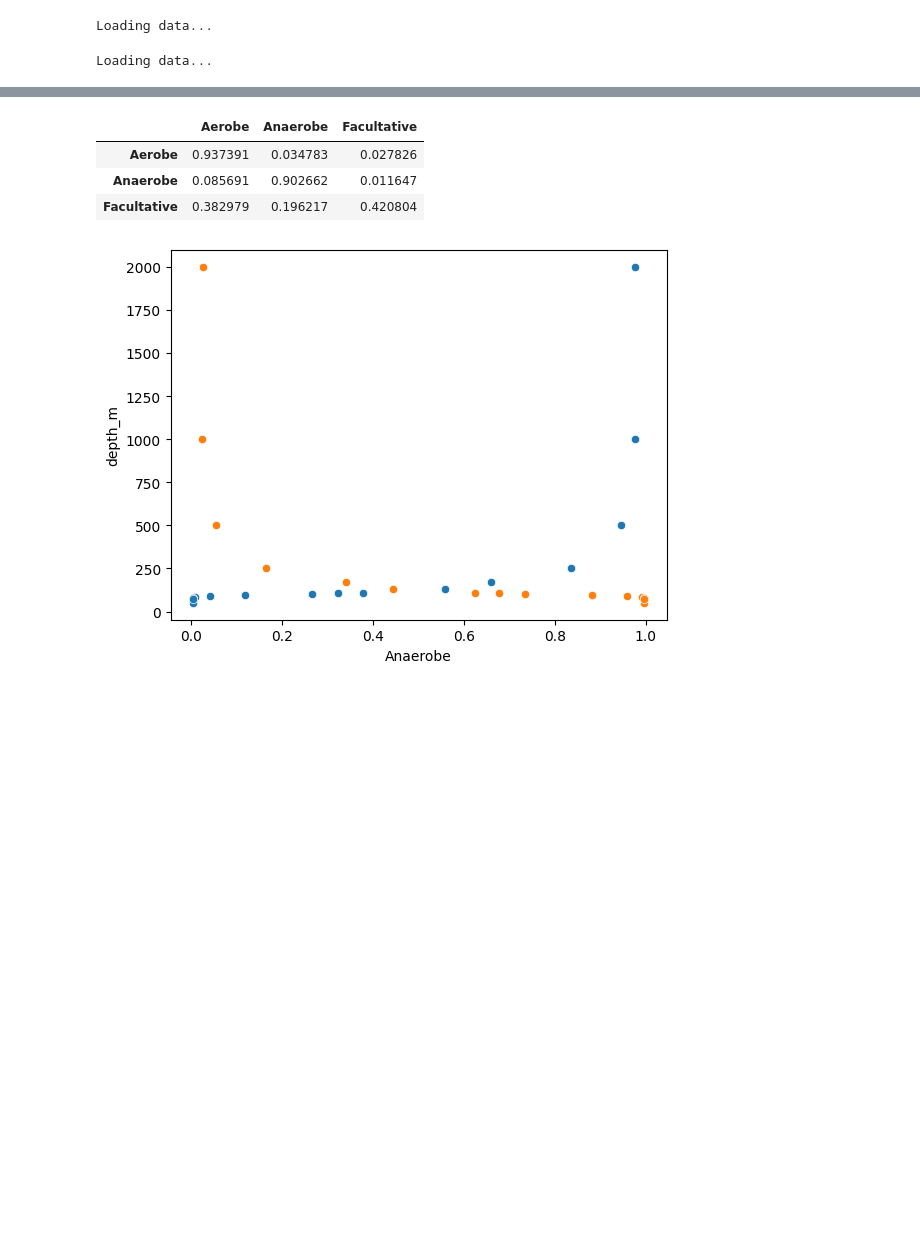
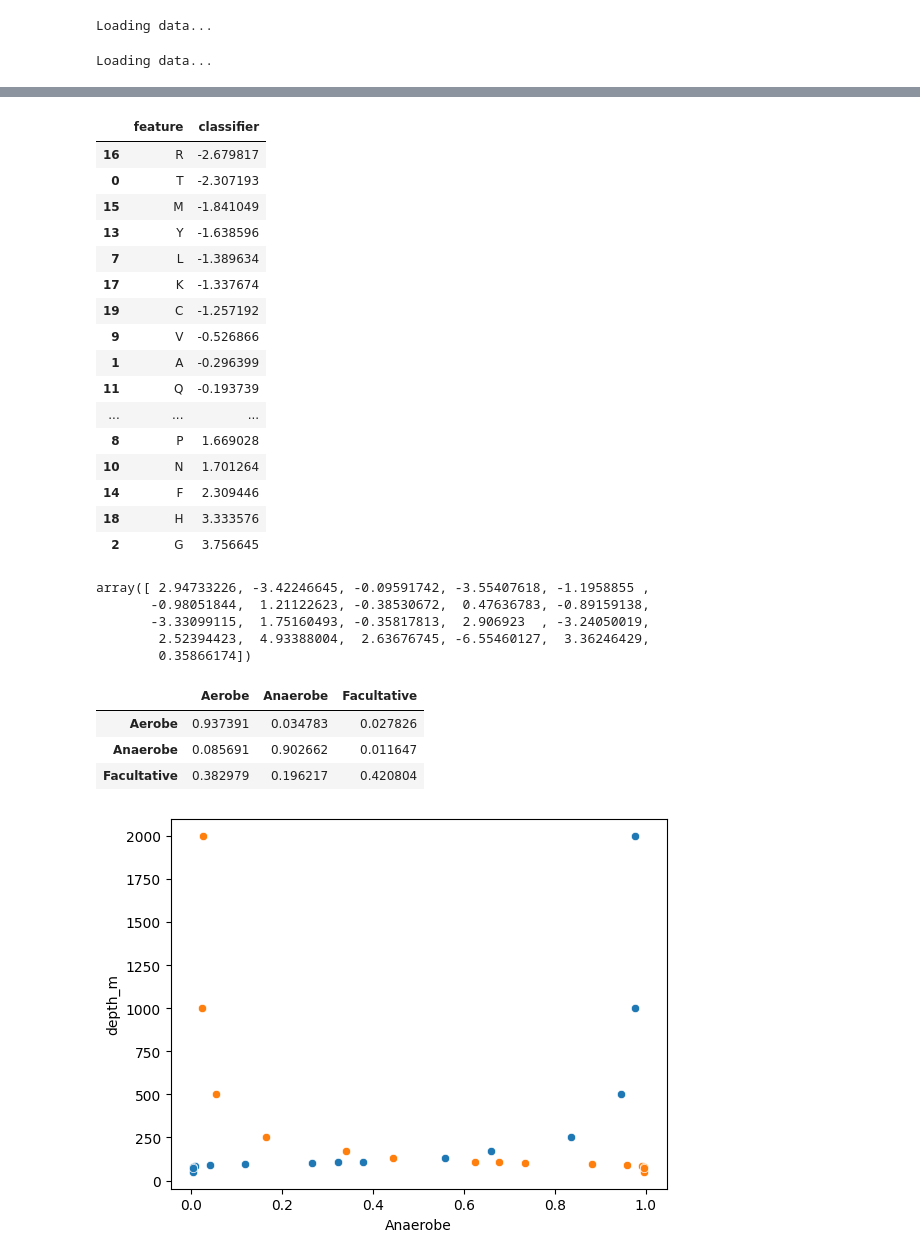
Before and after one commit to jgoldford/aerobot, a Jupyter notebook: aerobot/notebooks/test.ipynb, the cells around one changed output, grey strips where cells are left out. Saved outputs shown, nothing was run; the diff lists cells and outputs as text; code cells hidden in the pictures; blank space fills up the shorter version.

Commit message:
added notebooks for testing out l1 reg model

```diff
--- a/aerobot/notebooks/test.ipynb
+++ b/aerobot/notebooks/test.ipynb
@@ -30,12 +30,12 @@ import seaborn as sns
 
 print("Loading data...")
 
-feature_type = "aa_2mer"
+feature_type = "nt_4mer"
 training_data = load_training_data(feature_type=feature_type)
 validation_data = load_validation_data(feature_type=feature_type)
 # convert labels to two classes (change Facultative to Aerobe)
-training_data["labels"]["physiology"] = training_data["labels"]["physiology"].replace("Facultative", "Aerobe")
-validation_data["labels"]["physiology"] = validation_data["labels"]["physiology"].replace("Facultative", "Aerobe")
+#training_data["labels"]["physiology"] = training_data["labels"]["physiology"].replace("Facultative", "Aerobe")
+#validation_data["labels"]["physiology"] = validation_data["labels"]["physiology"].replace("Facultative", "Aerobe")
 cleaned_data = process_data(training_data["features"], training_data["labels"]["physiology"], validation_data["features"], validation_data["labels"]["physiology"])
 # %% [output]
 Loading data...
@@ -64,3 +75,31 @@ Test Balanced Accuracy: 0.8081659460346997
+# %%
+pd.DataFrame({"feature": cleaned_data["column_labels"],"classifier": model.classifier.coef_[0]}).sort_values("classifier")
+# %% [output]
+|  | feature | classifier |
+| 16 | R | -2.679817 |
+| 0 | T | -2.307193 |
+| 15 | M | -1.841049 |
+| 13 | Y | -1.638596 |
+| 7 | L | -1.389634 |
+| 17 | K | -1.337674 |
+| 19 | C | -1.257192 |
+| 9 | V | -0.526866 |
+| 1 | A | -0.296399 |
+| 11 | Q | -0.193739 |
+| ... | ... | ... |
+| 8 | P | 1.669028 |
+| 10 | N | 1.701264 |
+| 14 | F | 2.309446 |
+| 18 | H | 3.333576 |
+| 2 | G | 3.756645 |
+# %%
+model.classifier.coef_[0]
+# %% [output]
+array([ 2.94733226, -3.42246645, -0.09591742, -3.55407618, -1.1958855 ,
+       -0.98051844,  1.21122623, -0.38530672,  0.47636783, -0.89159138,
+       -3.33099115,  1.75160493, -0.35817813,  2.906923  , -3.24050019,
+        2.52394423,  4.93388004,  2.63676745, -6.55460127,  3.36246429,
+        0.35866174])
 # %%
 C = model.confusion_matrix(cleaned_data["X_train"], cleaned_data["y_train"])
 C= pd.DataFrame(C,index=model.classifier.classes_,columns=model.classifier.classes_)
```
Also changed, not shown: parts of 1 cell of this notebook, 1 other file.
